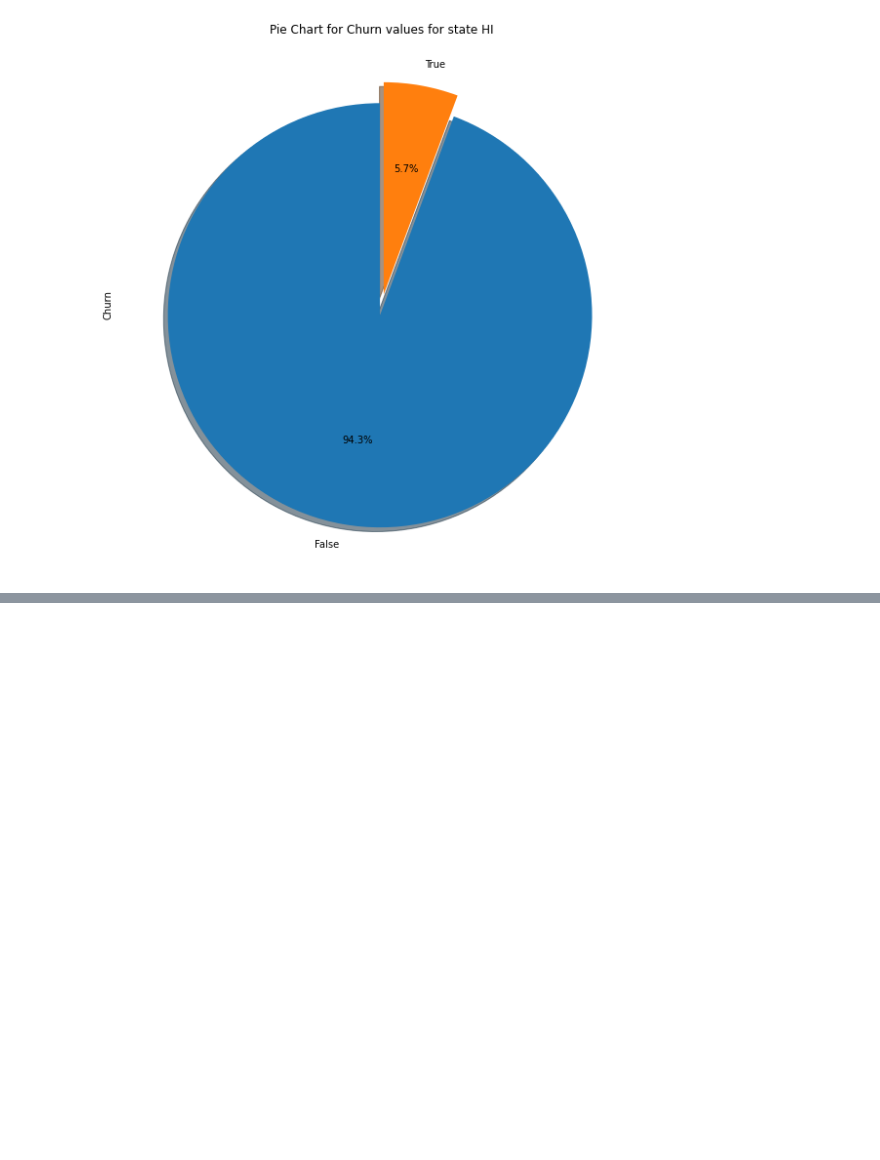
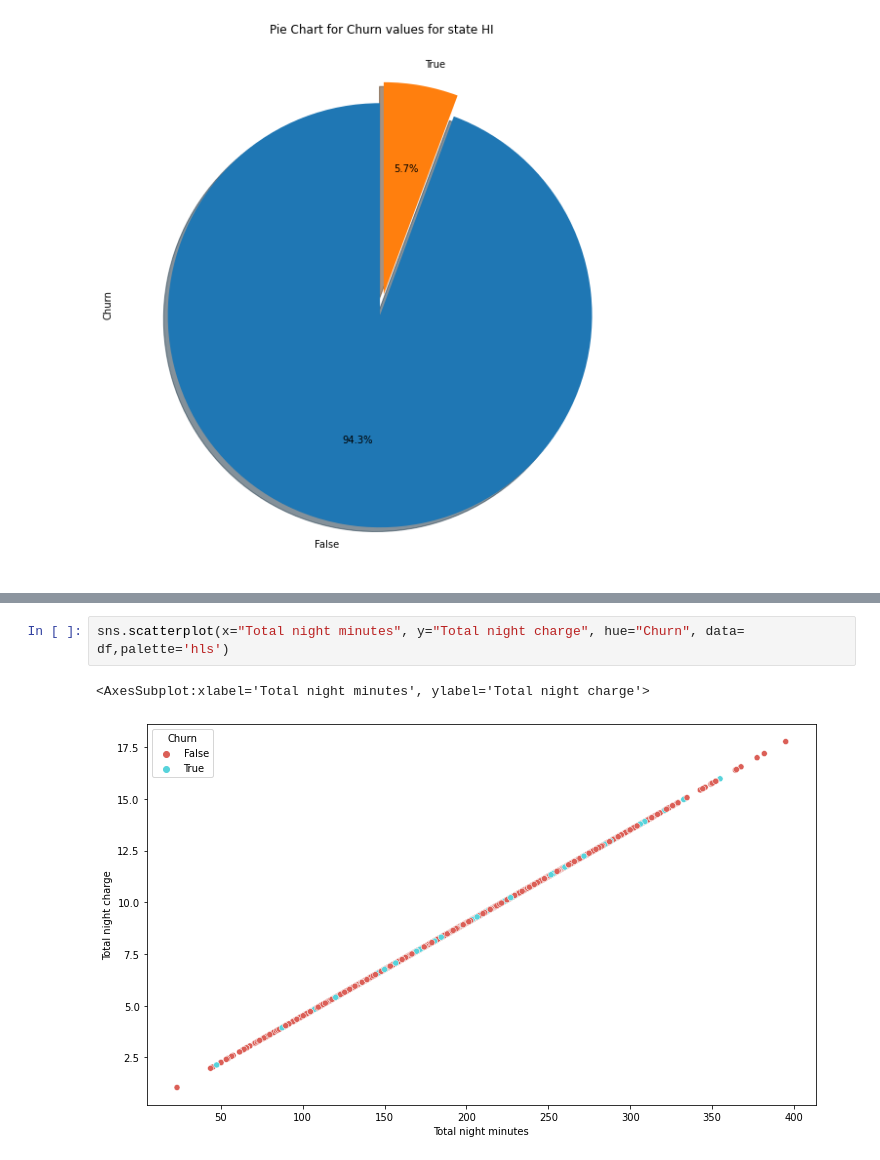
Before and after one commit to Anant-DS/EDA--Telecom_churn, a Jupyter notebook: Telecom churn analysis_AP.ipynb, the cells around one changed output, grey strips where cells are left out. Drawn from its saved outputs; the diff is of its cells as text; blank space fills up the shorter version.

```diff
--- a/Telecom churn analysis_AP.ipynb
+++ b/Telecom churn analysis_AP.ipynb
@@ -177,0 +222,5 @@ plt.show()
+# %%
+sns.scatterplot(x="Total night minutes", y="Total night charge", hue="Churn", data= df,palette='hls')
+# %% [output]
+<AxesSubplot:xlabel='Total night minutes', ylabel='Total night charge'>
+[figure, added]
```
Also changed, not shown: parts of 9 cells of this notebook.
